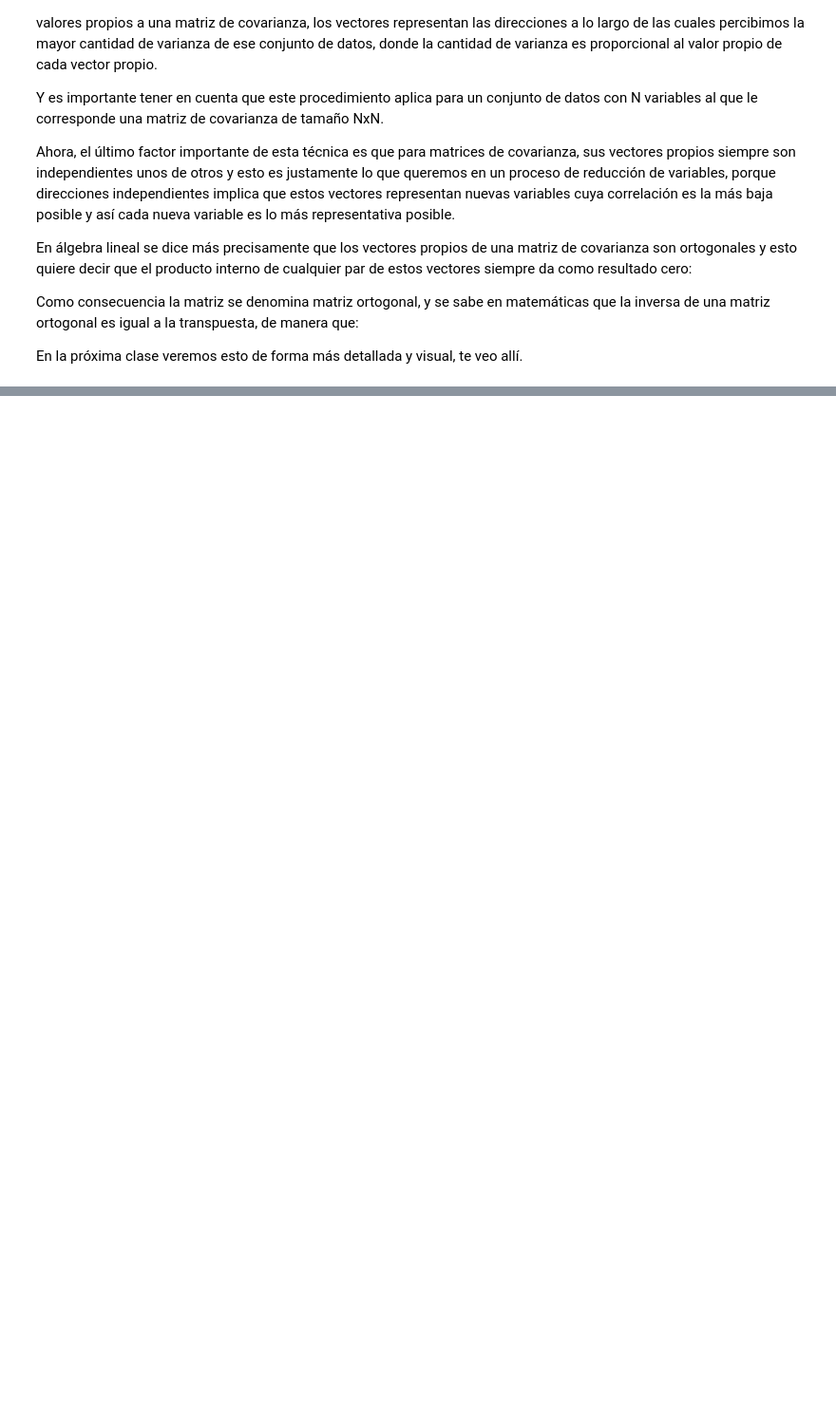
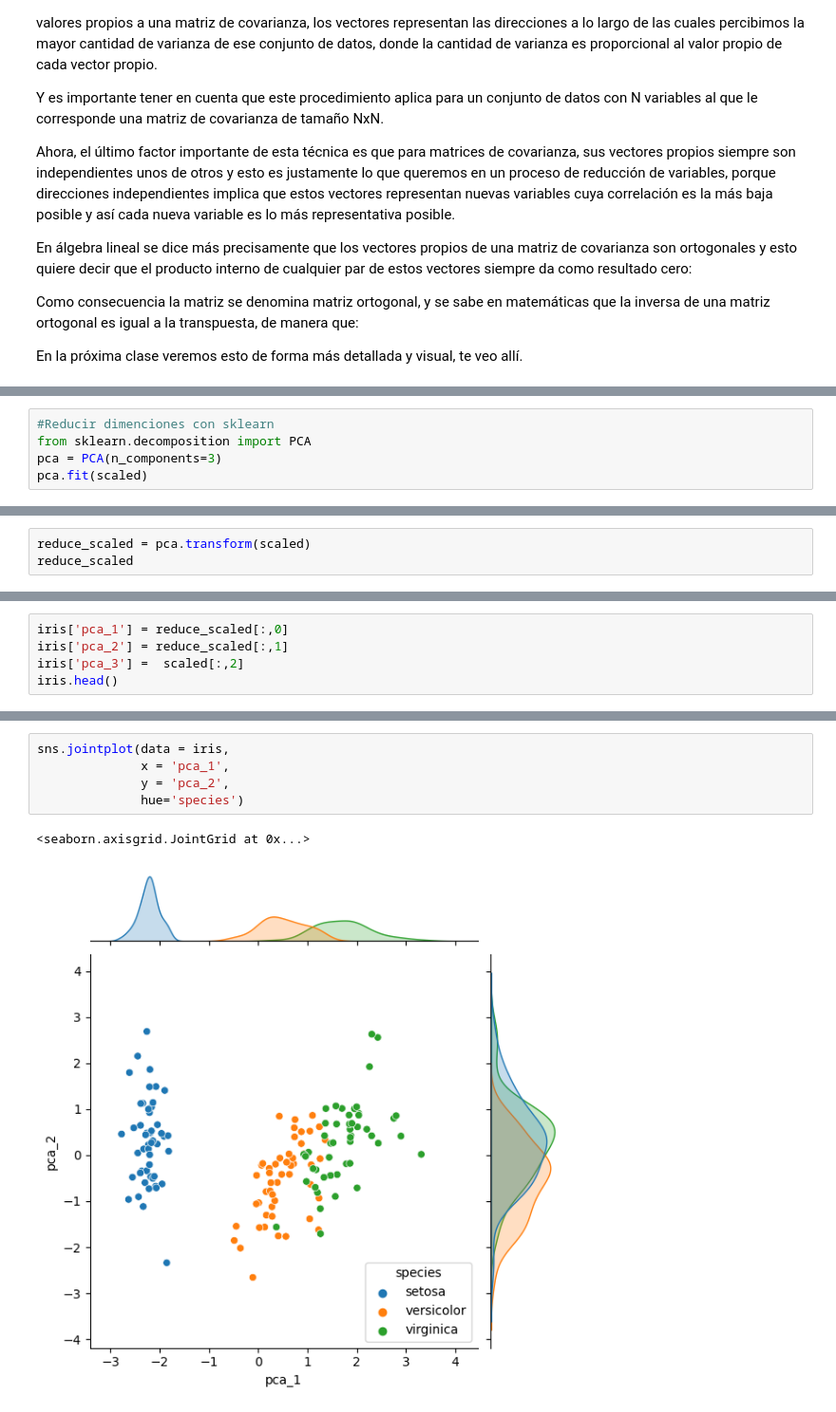
Before and after one commit to JuanDiegoZ/EstadisticaDescriptiva, a Jupyter notebook: EstadisticaDescriptivaIntroduccion.ipynb, the cells around one changed output, grey strips where cells are left out. Shown at 95% size. Saved outputs shown, nothing was run; the diff lists cells and outputs as text; blank space fills up the shorter version.

Commit message:
analisis de componentes principales

```diff
--- a/EstadisticaDescriptivaIntroduccion.ipynb
+++ b/EstadisticaDescriptivaIntroduccion.ipynb
@@ -804,0 +859,5 @@ En la próxima clase veremos esto de forma más detallada y visual, te veo allí
+# %%
+#Reducir dimenciones con sklearn
+from sklearn.decomposition import PCA
+pca = PCA(n_components=3)
+pca.fit(scaled)
@@ -804,0 +870,3 @@ En la próxima clase veremos esto de forma más detallada y visual, te veo allí
+# %%
+reduce_scaled = pca.transform(scaled)
+reduce_scaled
@@ -804,0 +891,5 @@ En la próxima clase veremos esto de forma más detallada y visual, te veo allí
+# %%
+iris['pca_1'] = reduce_scaled[:,0]
+iris['pca_2'] = reduce_scaled[:,1]
+iris['pca_3'] =  scaled[:,2]
+iris.head()
@@ -804,0 +903,8 @@ En la próxima clase veremos esto de forma más detallada y visual, te veo allí
+# %%
+sns.jointplot(data = iris,
+              x = 'pca_1',
+              y = 'pca_2',
+              hue='species')
+# %% [output]
+<seaborn.axisgrid.JointGrid at 0x...>
+[figure, added]
```
Also changed, not shown: parts of 11 cells of this notebook.
